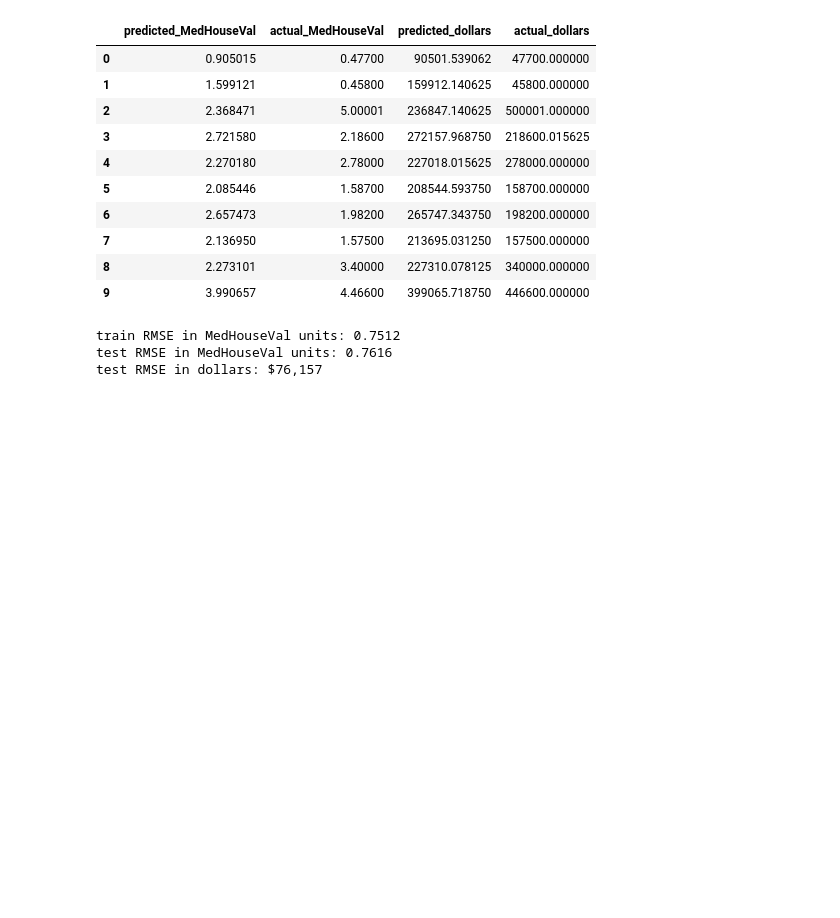
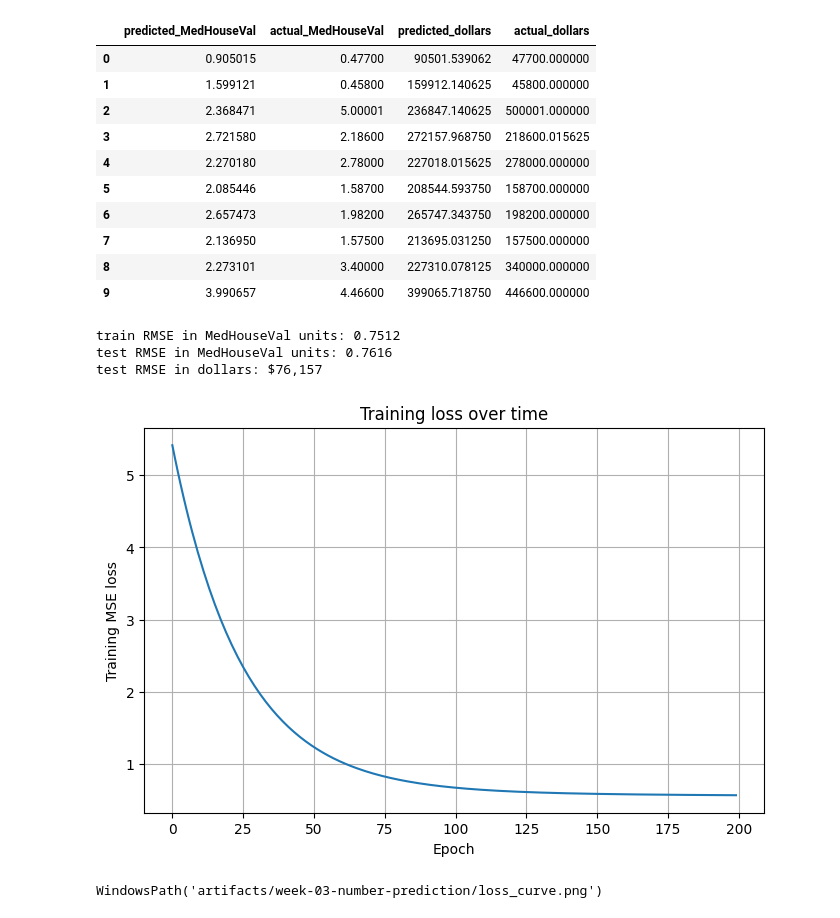
Before and after one commit to majorgilles/intuitive_understanding_machine_learning, a Jupyter notebook: weeks/week-03-number-prediction/train_price_predictor.ipynb, the cells around one changed output. Cells and saved outputs as stored; diff of their text form; code cells hidden in the pictures; blank space fills up the shorter version.

Commit message:
Add loss curve visualization for training process in price predictor notebook

```diff
--- a/weeks/week-03-number-prediction/train_price_predictor.ipynb
+++ b/weeks/week-03-number-prediction/train_price_predictor.ipynb
@@ -365,3 +365,24 @@ print(f"test RMSE in dollars: ${test_rmse.item() * 100_000:,.0f}")
 train RMSE in MedHouseVal units: 0.7512
 test RMSE in MedHouseVal units: 0.7616
 test RMSE in dollars: $76,157
+# %%
+import matplotlib.pyplot as plt
+
+artifact_dir = Path("artifacts/week-03-number-prediction")
+artifact_dir.mkdir(parents=True, exist_ok=True)
+
+plt.figure(figsize=(8, 5))
+plt.plot(loss_values)
+plt.xlabel("Epoch")
+plt.ylabel("Training MSE loss")
+plt.title("Training loss over time")
+plt.grid(True)
+
+loss_curve_path = artifact_dir / "loss_curve.png"
+plt.savefig(loss_curve_path, dpi=150, bbox_inches="tight")
+plt.show()
+
+loss_curve_path
+# %% [output]
+[figure, added]
+WindowsPath('artifacts/week-03-number-prediction/loss_curve.png')
```
Also changed, not shown: 1 other file.
